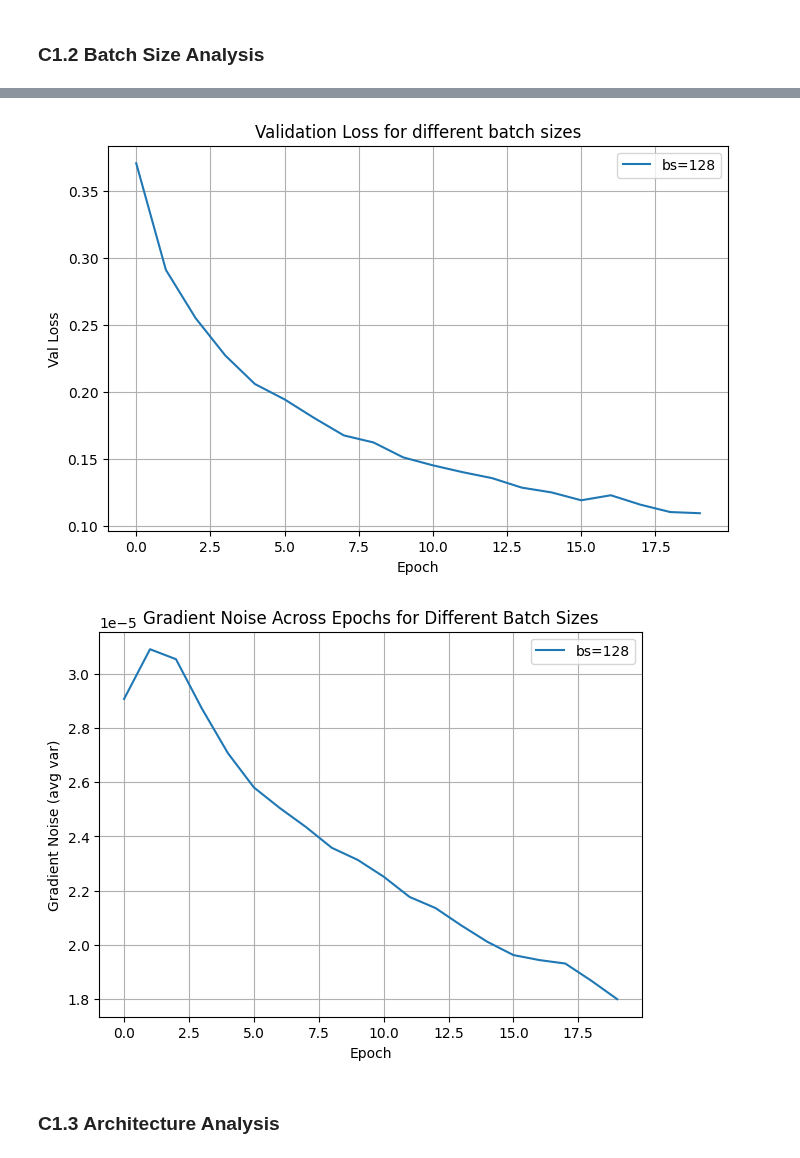
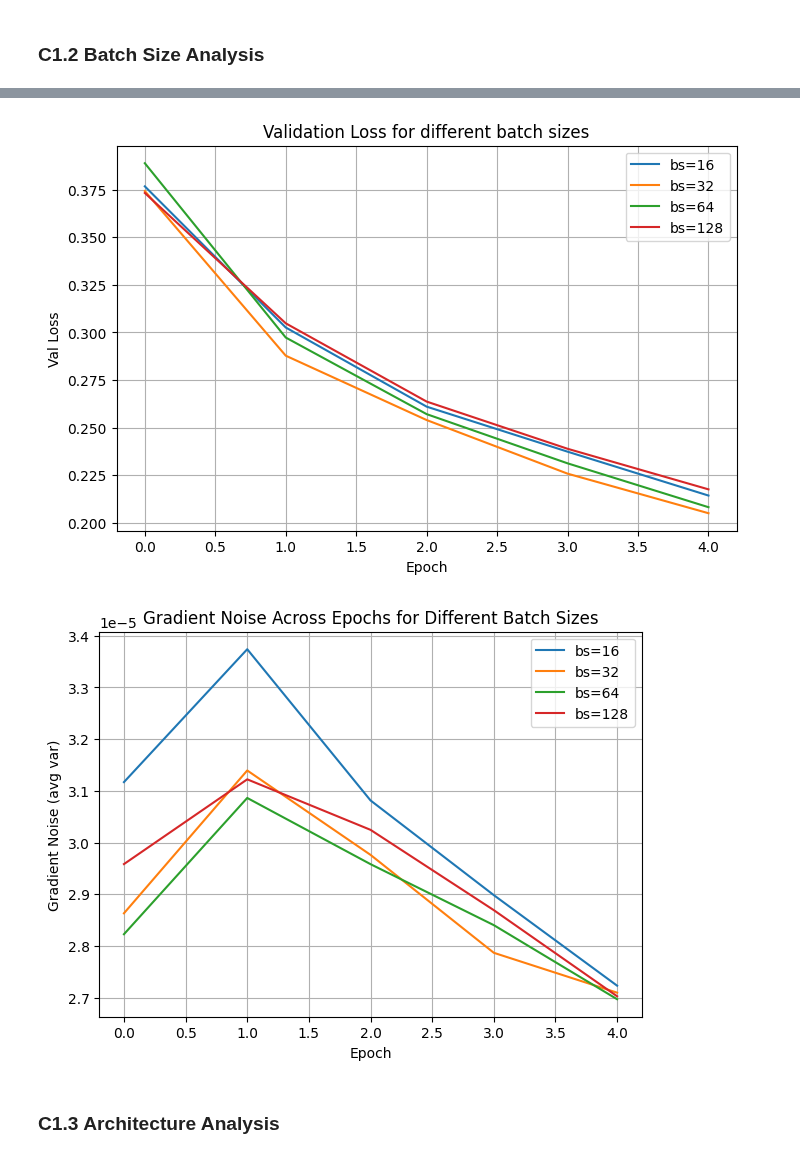
Before and after one commit to habibarezq/ML-Assignments-25, a Jupyter notebook: Assignment-2/notebooks/comprehensive_analysis.ipynb, the cells around one changed output, grey strips where cells are left out. Cells and saved outputs as stored; diff of their text form; code cells hidden in the pictures.

```diff
--- a/Assignment-2/notebooks/comprehensive_analysis.ipynb
+++ b/Assignment-2/notebooks/comprehensive_analysis.ipynb
@@ -67,8 +66,8 @@ results_lr = []
 for lr in learning_rates:
     print(f"\n=== LR = {lr} ===")
     model = CustomFeedforwardNN()
-    tl, vl, ta, va, grad_noise = train_model_once(model, train_loader, val_loader, epochs=num_epochs, learning_rate=lr)
-    results_lr.append({'lr': lr, 'train_losses': tl, 'val_losses': vl, 'train_acc': ta, 'val_acc': va,'grad_noise': grad_noise})
+    tl, vl, ta, va, _ = train_model_once(model, train_loader, val_loader, epochs=num_epochs, learning_rate=lr)
+    results_lr.append({'lr': lr, 'train_losses': tl, 'val_losses': vl, 'train_acc': ta, 'val_acc': va})
 
 
 # Plot validation loss comparison
@@ -107,7 +106,7 @@ Epoch 20/20 Train Loss: 1.7963 Train Acc: 0.2050 Val Loss: 1.8136 Val Acc: 0.180
 ### C1.2 Batch Size Analysis
 # %%
 batch_sizes = [16, 32, 64, 128]
-num_epochs = 20
+num_epochs = 5
 results_bs = []
 try:
     X_train_flat
@@ -117,19 +116,18 @@ except NameError:
 for bs in batch_sizes:
     print(f"\n=== Batch size = {bs} ===")
     if recreate_loaders:
-        train_loader_bs = DataLoader(TensorDataset(X_train_flat, y_train), batch_size=bs, shuffle=True)
-        val_loader_bs = DataLoader(TensorDataset(X_val_flat, y_val), batch_size=bs, shuffle=False)
-
+        multi_data = MNISTDataLoader(batch_size=bs, binary=False)
+        train_loader_bs, val_loader_bs,_ = multi_data.get_loaders()
     else:
         train_loader_bs = train_loader; val_loader_bs = val_loader
     model = CustomFeedforwardNN()
     start = time.time()
 
     tl, vl, ta, va, grad_noise = train_model_once(
-    model, train_loader_bs, val_loader_bs, epochs=num_epochs, learning_rate=0.01
+    model, train_loader_bs, val_loader_bs, epochs=num_epochs, learning_rate=0.01,grad_noise=True
 )
     duration = time.time() - start
-results_bs.append({'bs': bs,'train_losses': tl,'val_losses': vl,'train_acc': ta,'val_acc': va,'grad_noise': grad_noise,'time_s': duration})
+    results_bs.append({'bs': bs,'train_losses': tl,'val_losses': vl,'train_acc': ta,'val_acc': va,'grad_noise': grad_noise,'time_s': duration})
 
 
 plt.figure(figsize=(8,5))
@@ -170,5 +168,5 @@ Epoch 20/20 Train Loss: 0.0747 Train Acc: 0.9794 Val Loss: 0.1097 Val Acc: 0.967
-[figure, old version]
+[figure, new version]
-[figure, old version]
+[figure, new version]
 # %% [markdown]
 ### C1.3 Architecture Analysis
 # %% [markdown]
```
Also changed, not shown: parts of 7 cells of this notebook.
